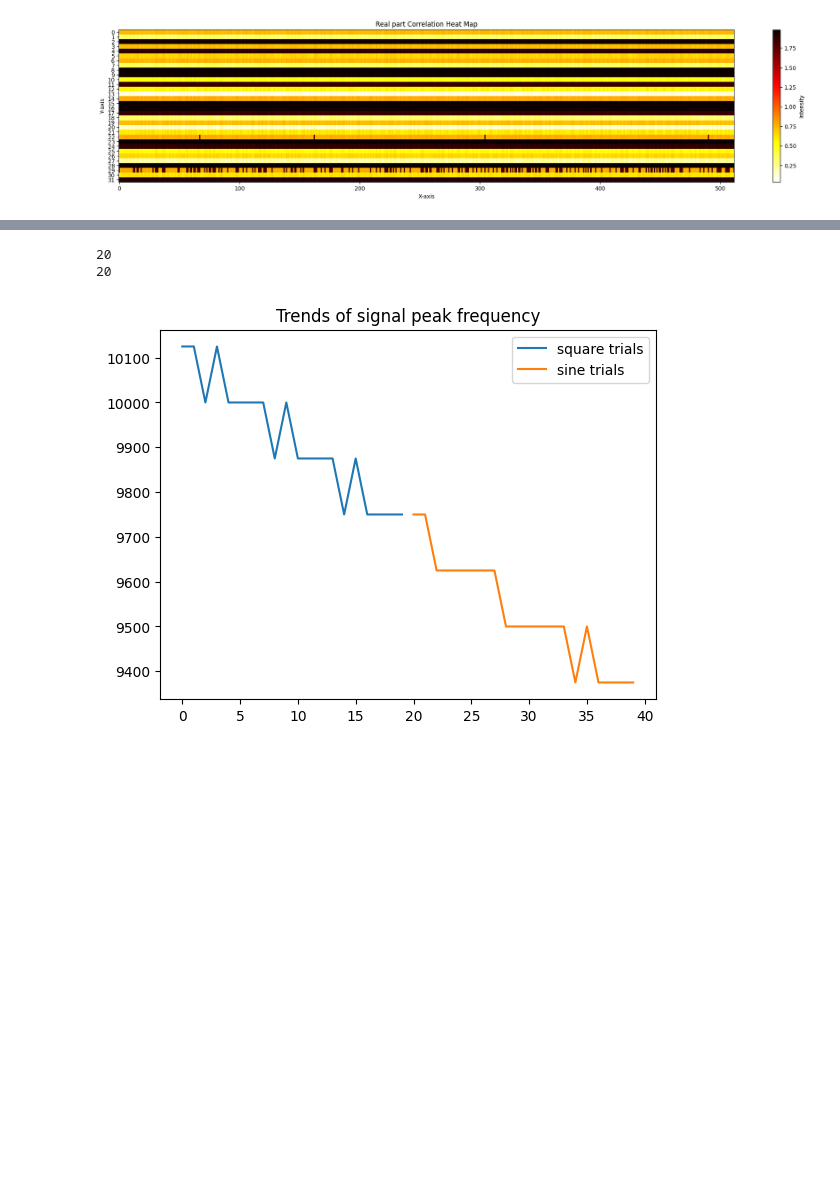
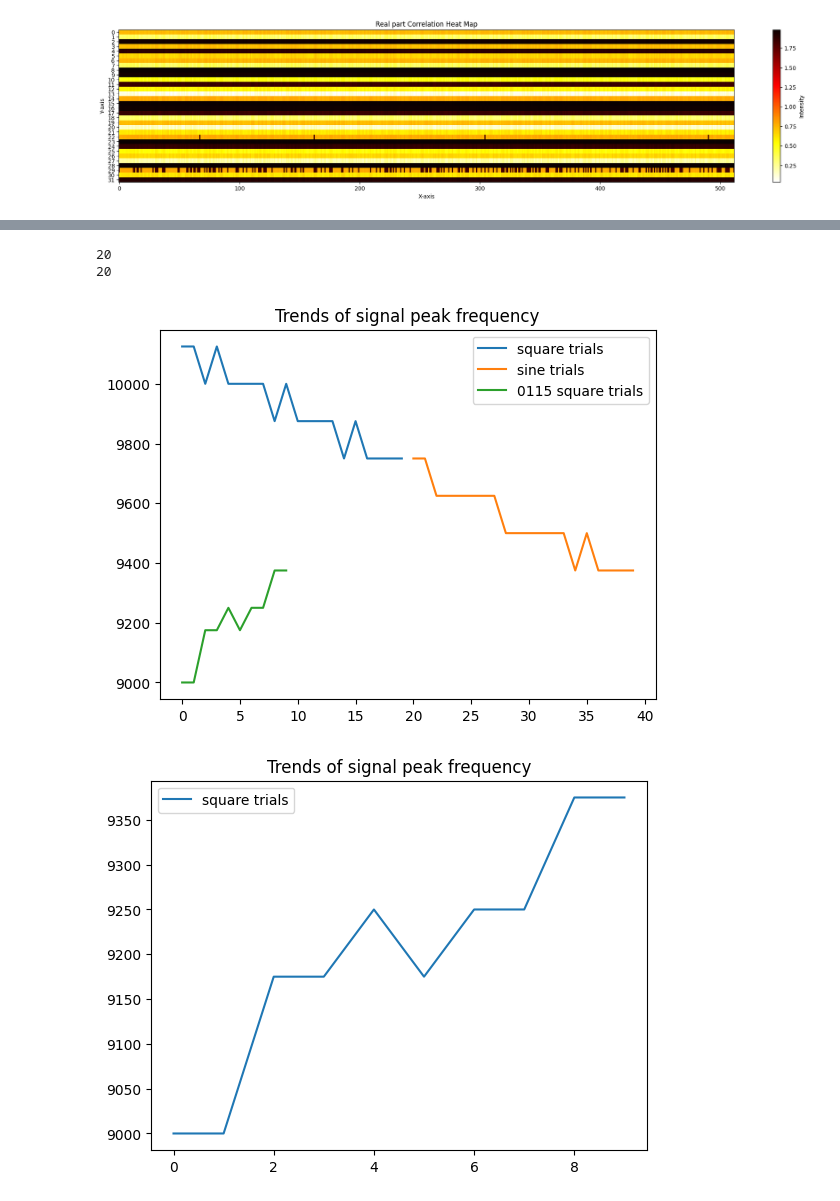
Before and after one commit to jiaxingh825/MRI-Image-Processing-using-Deep-Learning, a Jupyter notebook: ANS_Scripts/codeTestingSandbox.ipynb, the cells around one changed output, grey strips where cells are left out. Saved outputs shown, nothing was run; the diff lists cells and outputs as text; code cells hidden in the pictures; blank space fills up the shorter version.

```diff
--- a/ANS_Scripts/codeTestingSandbox.ipynb
+++ b/ANS_Scripts/codeTestingSandbox.ipynb
@@ -380,21 +406,29 @@ for mode in ['AM']:
 # %%
 data1 = [10125,10125,10000,10125,10000,10000,10000,10000,
         9875,10000,9875,9875,9875,9875,9750,9875,
         9750,9750,9750,9750]
 print(len(data1))
 data2 = [9750,9750,9625,9625,9625,9625,9625,9625,
          9500,9500,9500,9500,9500,9500,9375,9500,
          9375,9375,9375,9375]
+DATA = [9000,9000,9175,9175,9250,9175,9250,9250,9375,9375]
+#DATA = [9375,9375,9250,9250,9175,9250,9175,9175,9000,9000]
 print(len(data2))
 plt.plot(range(20),data1)
 plt.plot(range(20,40),data2)
-plt.legend(['square trials','sine trials'])
+plt.plot(range(10),DATA)
+plt.legend(['square trials','sine trials','0115 square trials'])
 plt.title('Trends of signal peak frequency')
 plt.show()
+plt.plot(DATA)
+plt.legend(['square trials','sine trials','0115 square trials'])
+plt.title('Trends of signal peak frequency')
+plt.show()
 # %% [output]
 20
 20
-[figure, old version]
+[figure, new version]
+[figure, added]
 # %%
     # step1
     real_corr = []
```
Also changed, not shown: parts of 8 cells of this notebook.
